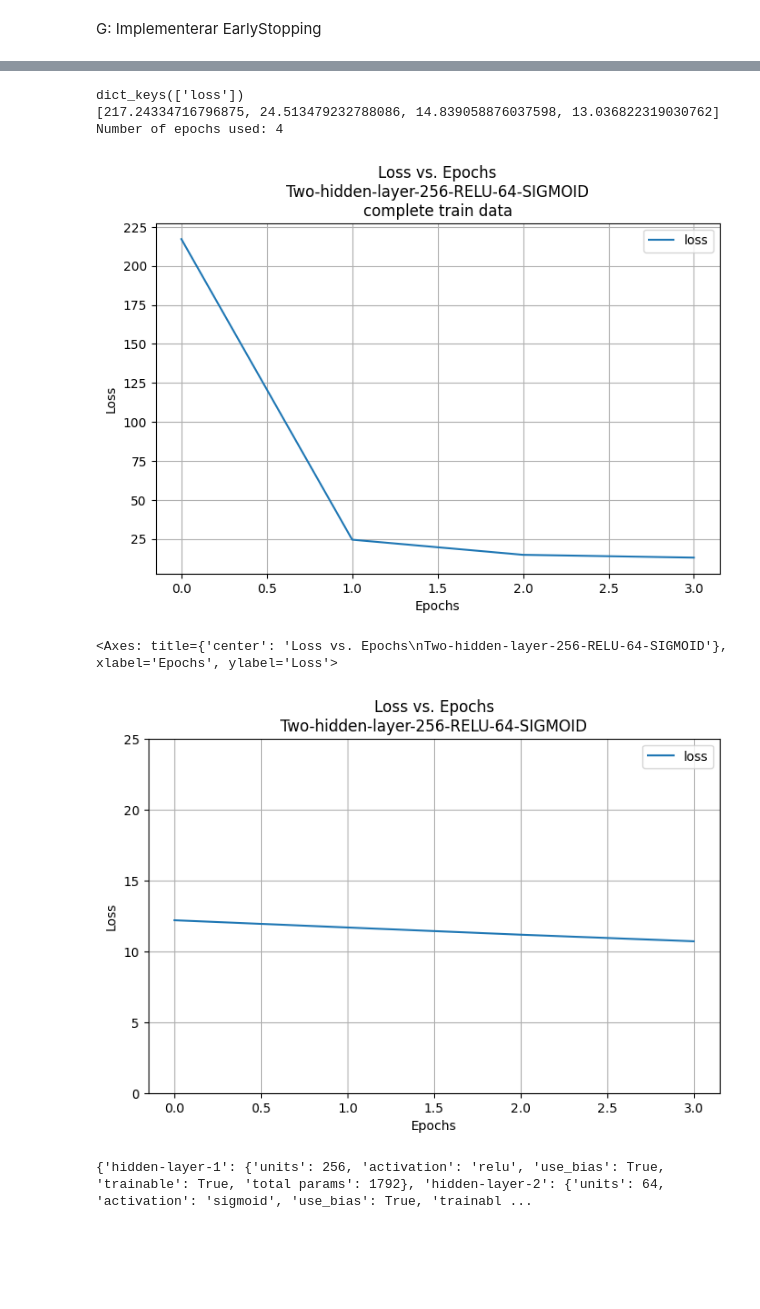
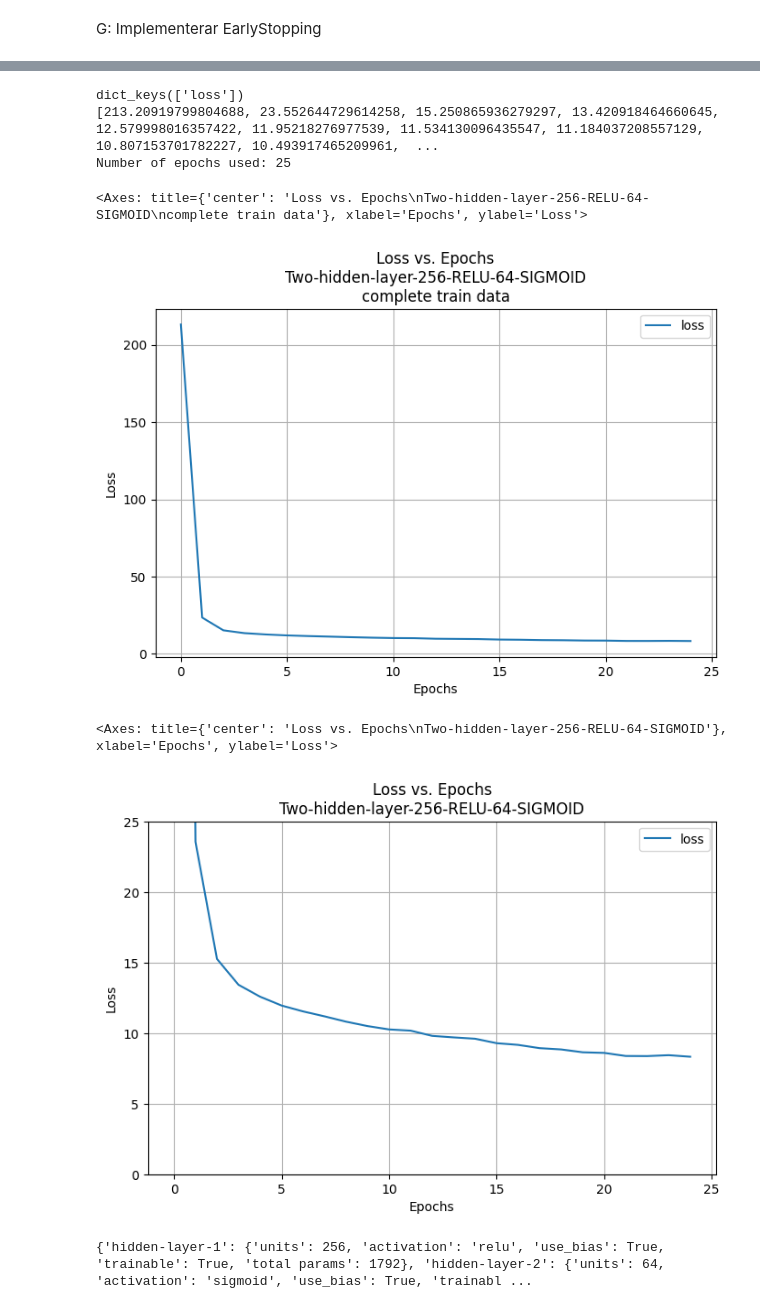
Before and after one commit to dancla240/Deep-Learning-Daniel-Claesson, a Jupyter notebook: E0-MLP.ipynb, the cells around one changed output, grey strips where cells are left out. Drawn from its saved outputs; the diff is of its cells as text; code cells hidden in the pictures; blank space fills up the shorter version.

```diff
--- a/E0-MLP.ipynb
+++ b/E0-MLP.ipynb
@@ -341,5 +358,5 @@ from keras.callbacks import EarlyStopping
 early_stopping = EarlyStopping(monitor='val_loss', patience=10, restore_best_weights=True) # early stopping
 #model.fit(X_train_val_scaled, y_train_val, epochs=100, batch_size=32, validation_data=(X_val_scaled, y_val), callbacks=[early_stopping]) # med early stopping, med valideringsdata
 #model.fit(X_test_scaled, y_test, epochs=25, batch_size=32)#, callbacks=[early_stopping]) # utan early stopping utan valideringsdata
-model.fit(X_train_scaled, y_train, epochs=4, batch_size=32, callbacks=[early_stopping]) # utan early stopping utan valideringsdata
+model.fit(X_train_scaled, y_train, epochs=25, batch_size=32, callbacks=[early_stopping]) # utan early stopping utan valideringsdata
 # %% [output]
@@ -360,22 +402,23 @@ print(model.history.history['loss'])
 print(f"Number of epochs used: {len(model.history.history['loss'])}") # uppgift G
 # %% [output]
 dict_keys(['loss'])
-[217.24334716796875, 24.513479232788086, 14.839058876037598, 13.036822319030762]
-Number of epochs used: 4
+[213.20919799804688, 23.552644729614258, 15.250865936279297, 13.420918464660645, 12.579998016357422, 11.95218276977539, 11.534130096435547, 11.184037208557129, 10.807153701782227, 10.493917465209961,  ...
+Number of epochs used: 25
 # %%
 pd.DataFrame(model.history.history).plot(figsize=(8, 5), grid=True, title=f"Loss vs. Epochs\n{model.name}\ncomplete train data", xlabel="Epochs", ylabel="Loss")
-import plotly.express as px
+#import plotly.express as px
 
-fig = px.line(pd.DataFrame(model.history.history), title=f"Loss vs. Epochs\n{model.name}")
-fig.update_layout(xaxis_title="Epochs", yaxis_title="Loss")
-fig.write_html(f"E0-MLP_loss_vs_epochs_{model.name}_Complete_Train.html")
+#fig = px.line(pd.DataFrame(model.history.history), title=f"Loss vs. Epochs\n{model.name}")
+#fig.update_layout(xaxis_title="Epochs", yaxis_title="Loss")
+#fig.write_html(f"E0-MLP_loss_vs_epochs_{model.name}_Complete_Train.html")
 # %% [output]
+<Axes: title={'center': 'Loss vs. Epochs\nTwo-hidden-layer-256-RELU-64-SIGMOID\ncomplete train data'}, xlabel='Epochs', ylabel='Loss'>
-[figure, old version]
+[figure, new version]
 # %%
 pd.DataFrame(model.history.history).plot(figsize=(8,5), grid=True, title=f"Loss vs. Epochs\n{model.name}", xlabel="Epochs", ylabel="Loss", ylim=(0, 25))
 # %% [output]
 <Axes: title={'center': 'Loss vs. Epochs\nTwo-hidden-layer-256-RELU-64-SIGMOID'}, xlabel='Epochs', ylabel='Loss'>
-[figure, old version]
+[figure, new version]
 # %%
 # inspect the model
 model_params ={}
```
Also changed, not shown: parts of 32 cells of this notebook.
